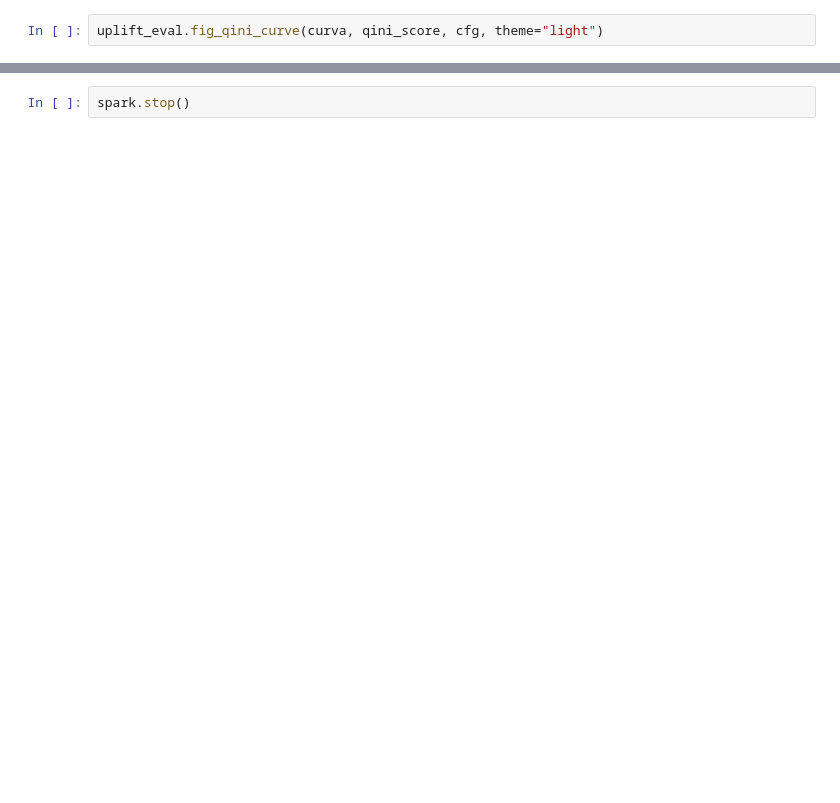
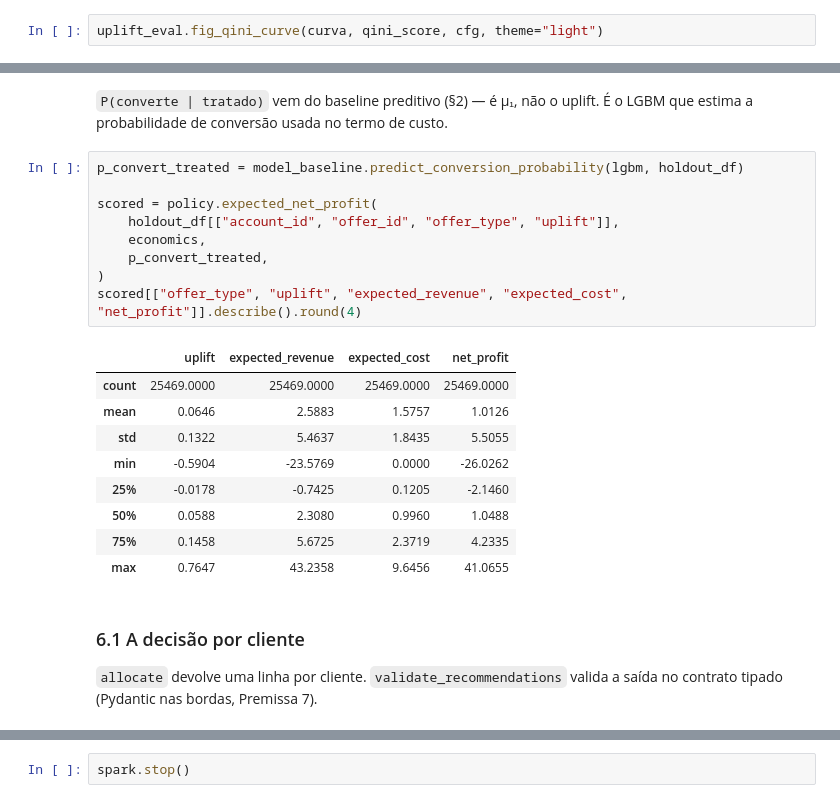
Before and after one commit to caio-olubini/ifood-coupons-uplift, a Jupyter notebook: notebooks/2_modeling.ipynb, the cells around one changed output, grey strips where cells are left out. Drawn from its saved outputs; the diff is of its cells as text; blank space fills up the shorter version.

```diff
--- a/notebooks/2_modeling.ipynb
+++ b/notebooks/2_modeling.ipynb
@@ -334,0 +251,27 @@ Depois disso, `specification/02-modeling/tasks.md`:
+# %% [markdown]
+`P(converte | tratado)` vem do baseline preditivo (§2) — é μ₁, não o uplift. É o LGBM
+que estima a probabilidade de conversão usada no termo de custo.
+# %%
+p_convert_treated = model_baseline.predict_conversion_probability(lgbm, holdout_df)
+
+scored = policy.expected_net_profit(
+    holdout_df[["account_id", "offer_id", "offer_type", "uplift"]],
+    economics,
+    p_convert_treated,
+)
+scored[["offer_type", "uplift", "expected_revenue", "expected_cost", "net_profit"]].describe().round(4)
+# %% [output]
+|  | uplift | expected_revenue | expected_cost | net_profit |
+| count | 25469.0000 | 25469.0000 | 25469.0000 | 25469.0000 |
+| mean | 0.0646 | 2.5883 | 1.5757 | 1.0126 |
+| std | 0.1322 | 5.4637 | 1.8435 | 5.5055 |
+| min | -0.5904 | -23.5769 | 0.0000 | -26.0262 |
+| 25% | -0.0178 | -0.7425 | 0.1205 | -2.1460 |
+| 50% | 0.0588 | 2.3080 | 0.9960 | 1.0488 |
+| 75% | 0.1458 | 5.6725 | 2.3719 | 4.2335 |
+| max | 0.7647 | 43.2358 | 9.6456 | 41.0655 |
+# %% [markdown]
+### 6.1 A decisão por cliente
+
+`allocate` devolve uma linha por cliente. `validate_recommendations` valida a saída no
+contrato tipado (Pydantic nas bordas, Premissa 7).
```
Also changed, not shown: parts of 41 cells of this notebook, 16 other files.
